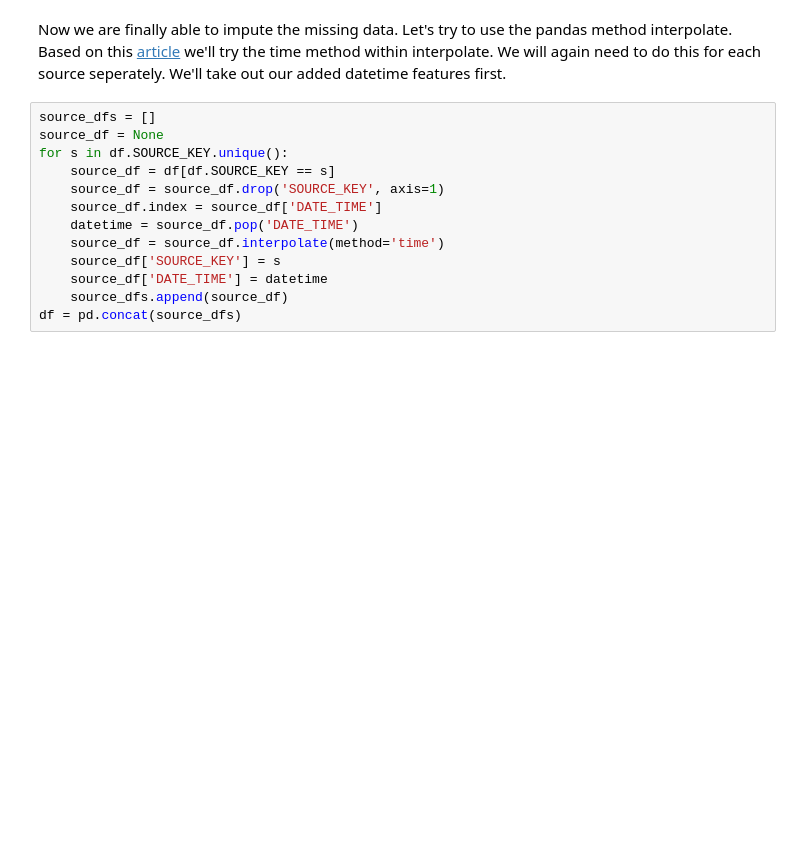
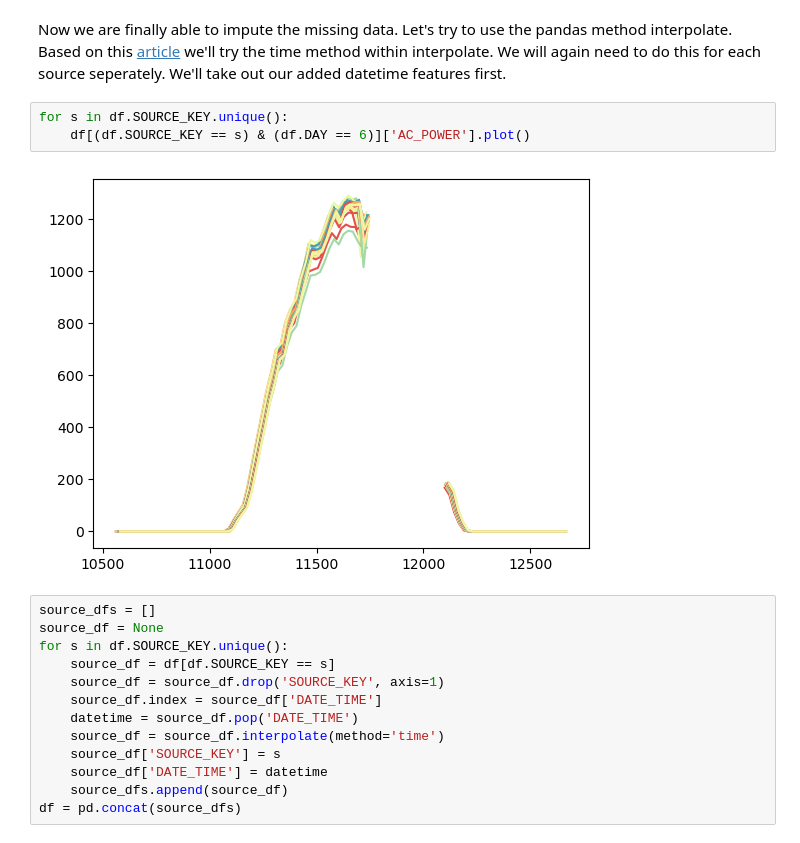
Before and after one commit to joshmdata/data-science-projects, a Jupyter notebook: forecasting-solar-power-ml-vs-dl.ipynb, the cells around one changed output. Drawn from its saved outputs; the diff is of its cells as text; blank space fills up the shorter version.

Commit message:
Kaggle Notebook | Forecasting Solar Power: ML vs DL | Version 6

```diff
--- a/forecasting-solar-power-ml-vs-dl.ipynb
+++ b/forecasting-solar-power-ml-vs-dl.ipynb
@@ -572,6 +579,11 @@ ax_daily_yield, df_daily_yield = outliers(df, 'DAILY_YIELD', 0.95, 0.05)
 correcting end of day daily yield values by setting all after 6pm to the maximum of the day.
 # %% [markdown]
 Now we are finally able to impute the missing data. Let's try to use the pandas method interpolate. Based on this <a href="https://drnesr.medium.com/filling-gaps-of-a-time-series-using-python-d4bfddd8c460">article</a> we'll try the time method within interpolate. We will again need to do this for each source seperately. We'll take out our added datetime features first.
+# %%
+for s in df.SOURCE_KEY.unique():
+    df[(df.SOURCE_KEY == s) & (df.DAY == 6)]['AC_POWER'].plot()
+# %% [output]
+[figure, added]
 # %%
 source_dfs = []
 source_df = None
```
Also changed, not shown: parts of 56 cells of this notebook.
